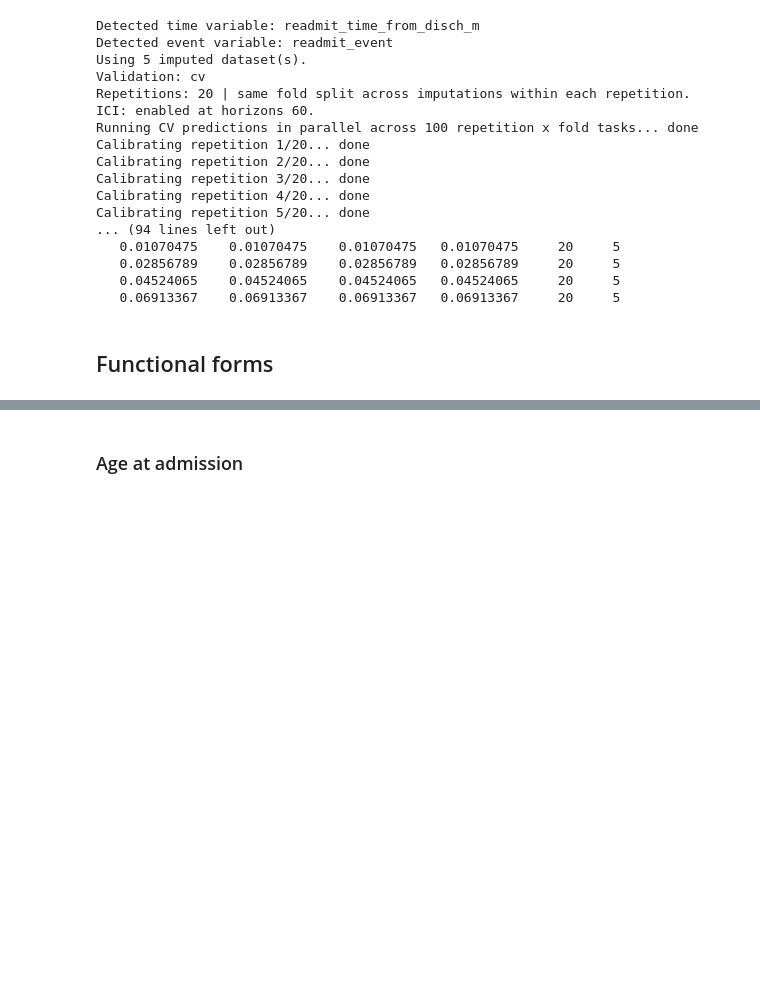
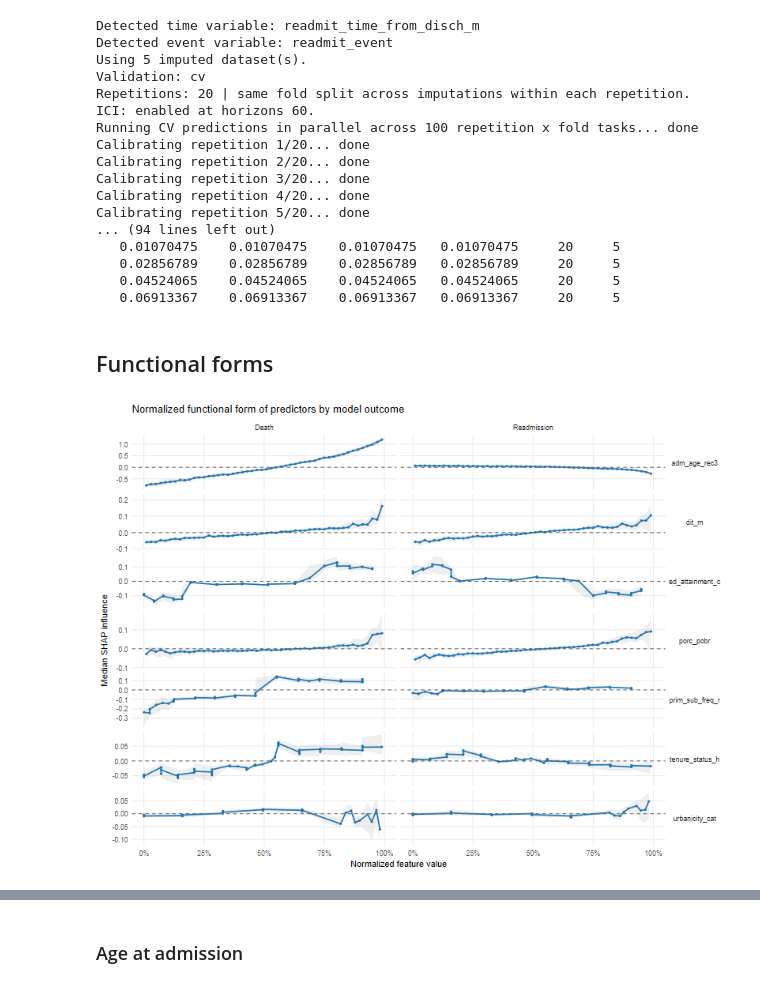
Before and after one commit to FONDECYTACC/cons2025, a Jupyter notebook: prediction24_converted.ipynb, the cells around one changed output, grey strips where cells are left out. Cells and saved outputs as stored; diff of their text form; code cells hidden in the pictures; blank space fills up the shorter version.

Commit message:
Adding functional form to step 2.4
We added functional form test for interactions that were adding with a less stringent predictor discard

```diff
--- a/prediction24_converted.ipynb
+++ b/prediction24_converted.ipynb
@@ -3777,3 +3989,103 @@ Calibrating repetition 5/20... done
 # %% [markdown]
 
 ## Functional forms
+# %%
+#| label: shap-criteria-func-form-get-shap-values
+file_path <- find_latest_file(
+  file.path(project_root, "cons", "_out"),
+  "ds8_functional_forms_dual_multih", "xlsx"
+)
+
+# -------------------------------------------------------------------------
+# 1. Identify D_60m_* and R_60m_* sheets
+# -------------------------------------------------------------------------
+all_sheets    <- readxl::excel_sheets(file_path)
+target_sheets <- all_sheets[stringr::str_detect(all_sheets, "^[DR]_60m_")]
+
+# -------------------------------------------------------------------------
+# 2. Map truncated sheet names back to full Predictor names
+# -------------------------------------------------------------------------
+summary_df <- readxl::read_excel(file_path, sheet = "Effects_Summary_Horizon")
+
+sheet_to_predictor <- purrr::map_chr(target_sheets, function(sheet) {
+  suffix     <- stringr::str_remove(sheet, "^[DR]_60m_")
+  candidates <- summary_df$Predictor[startsWith(summary_df$Predictor, suffix)]
+  if (length(candidates) == 1) candidates else suffix
+})
+names(sheet_to_predictor) <- target_sheets
+
+# -------------------------------------------------------------------------
+# 3. Read all target sheets and stack into one long data frame
+# -------------------------------------------------------------------------
+spc_tbl_ <- purrr::map_dfr(target_sheets, function(sheet) {
+  outcome <- if (stringr::str_starts(sheet, "D_60m_")) "Death" else "Readmission"
+
+  readxl::read_excel(file_path, sheet = sheet) |>
+    dplyr::mutate(
+      Outcome   = outcome,
+      Predictor = sheet_to_predictor[[sheet]],
+      .before   = 1
+    )
+})
+
+# -------------------------------------------------------------------------
+# 4. Normalization / binning / summary (exact logic you provided)
+# -------------------------------------------------------------------------
+shap_norm <- spc_tbl_ |>
+  dplyr::filter(
+    is.finite(Feature_Value),
+    is.finite(SHAP_Impact)
+  ) |>
+  dplyr::group_by(Predictor) |>
+  dplyr::mutate(
+    n_unique = dplyr::n_distinct(Feature_Value),
+    Feature_Value_norm = dplyr::case_when(
+      n_unique <= 1 ~ 0.5,
+      n_unique <= 10 ~ (dplyr::dense_rank(Feature_Value) - 1) / (n_unique - 1),
+      TRUE ~ dplyr::percent_rank(Feature_Value)
+    )
+  ) |>
+  dplyr::ungroup()
+
+shap_curve_norm <- shap_norm |>
+  dplyr::group_by(Outcome, Predictor) |>
+  dplyr::mutate(value_bin = dplyr::ntile(Feature_Value_norm, 50)) |>
+  dplyr::group_by(Outcome, Predictor, value_bin) |>
+  dplyr::summarise(
+    x_norm       = median(Feature_Value_norm, na.rm = TRUE),
+    x_raw_median = median(Feature_Value, na.rm = TRUE),
+    shap_median  = median(SHAP_Impact, na.rm = TRUE),
+    shap_q25     = quantile(SHAP_Impact, 0.25, na.rm = TRUE),
+    shap_q75     = quantile(SHAP_Impact, 0.75, na.rm = TRUE),
+    .groups      = "drop"
+  )
+
+# -------------------------------------------------------------------------
+# 5. Plot (exact ggplot code you provided)
+# -------------------------------------------------------------------------
+ggplot2::ggplot(dplyr::filter(shap_curve_norm, !grepl("eva_*",Predictor)),
+ggplot2::aes(x = x_norm, y = shap_median)) +
+  ggplot2::geom_ribbon(
+    ggplot2::aes(ymin = shap_q25, ymax = shap_q75),
+    alpha = 0.2, fill = "grey70"
+  ) +
+  ggplot2::geom_line(linewidth = 0.8, colour = "#1f77b4") +
+  ggplot2::geom_point(size = 0.8, colour = "#1f77b4") +
+  ggplot2::geom_hline(yintercept = 0, linetype = "dashed", colour = "grey40") +
+  ggplot2::facet_grid(Predictor ~ Outcome, scales = "free_y") +
+  ggplot2::scale_x_continuous(
+    labels = scales::percent_format(),
+    limits = c(0, 1)
+  ) +
+  ggplot2::labs(
+    x = "Normalized feature value",
+    y = "Median SHAP influence",
+    title = "Normalized functional form of predictors by model outcome"
+  ) +
+  ggplot2::theme_minimal(base_size = 11) +
+  ggplot2::theme(
+    strip.text.y   = ggplot2::element_text(angle = 0),
+    panel.grid.minor = ggplot2::element_blank()
+  )
+# %% [output]
+[figure, added]
```
Also changed, not shown: parts of 49 cells of this notebook, 5 other files.
